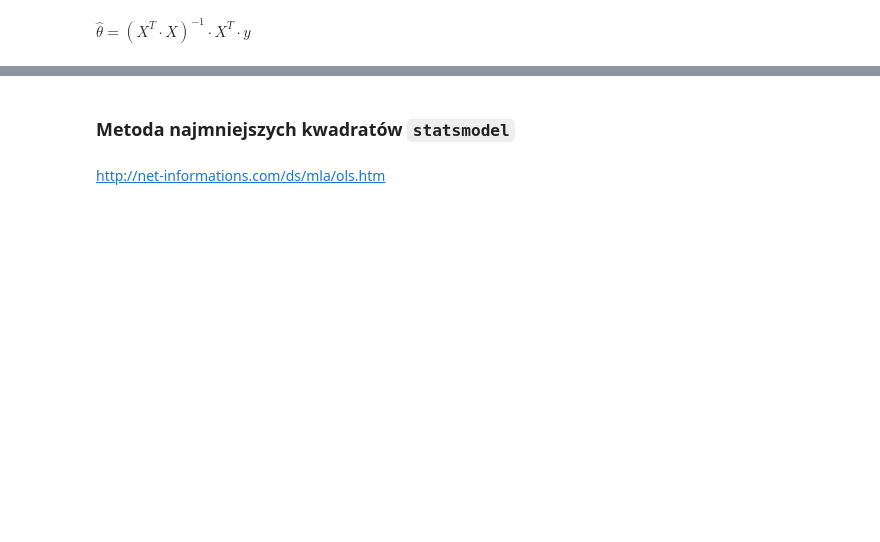
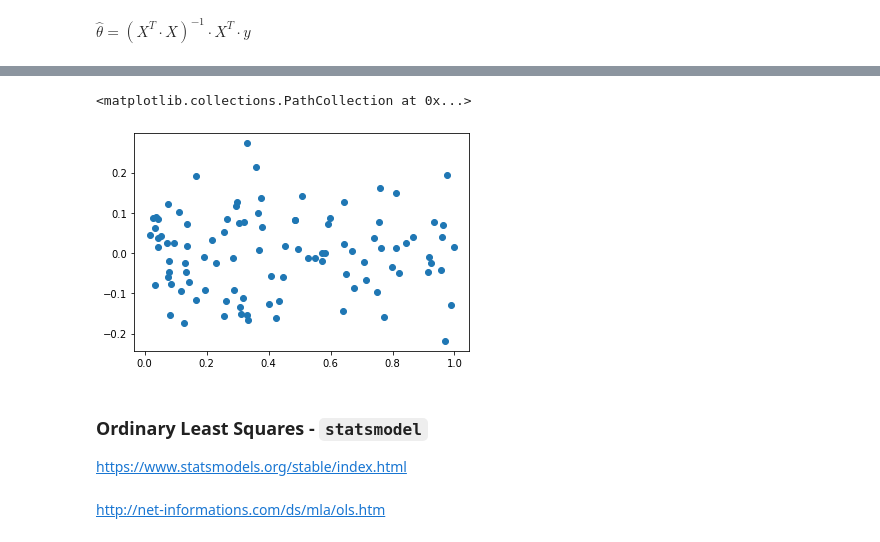
Before and after one commit to Kamil128/Learning_repo, a Jupyter notebook: ML_Regresja/Regresja.ipynb, the cells around one changed output, grey strips where cells are left out. Saved outputs shown, nothing was run; the diff lists cells and outputs as text; code cells hidden in the pictures; blank space fills up the shorter version.

```diff
--- a/ML_Regresja/Regresja.ipynb
+++ b/ML_Regresja/Regresja.ipynb
@@ -61,5 +137,13 @@ plt.show()
+# %%
+# Plot residuals
+plt.scatter(df['zmienna_1'], error)
+# %% [output]
+<matplotlib.collections.PathCollection at 0x...>
+[figure, added]
 # %% [markdown]
-### Metoda najmniejszych kwadratów `statsmodel`
+### Ordinary Least Squares -  `statsmodel`
+
+https://www.statsmodels.org/stable/index.html
 # %% [markdown]
 http://net-informations.com/ds/mla/ols.htm
 # %%
```
Also changed, not shown: parts of 77 cells of this notebook.
